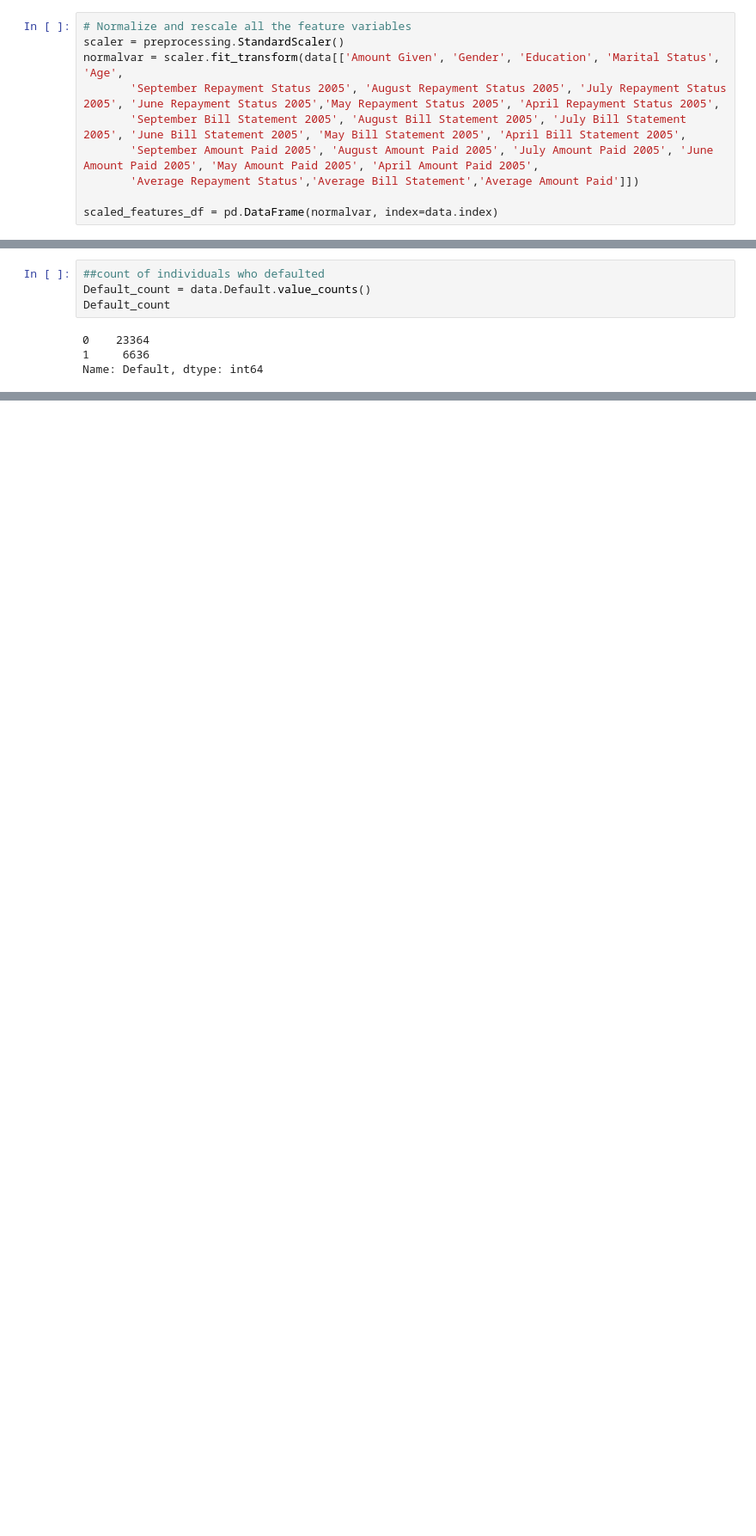
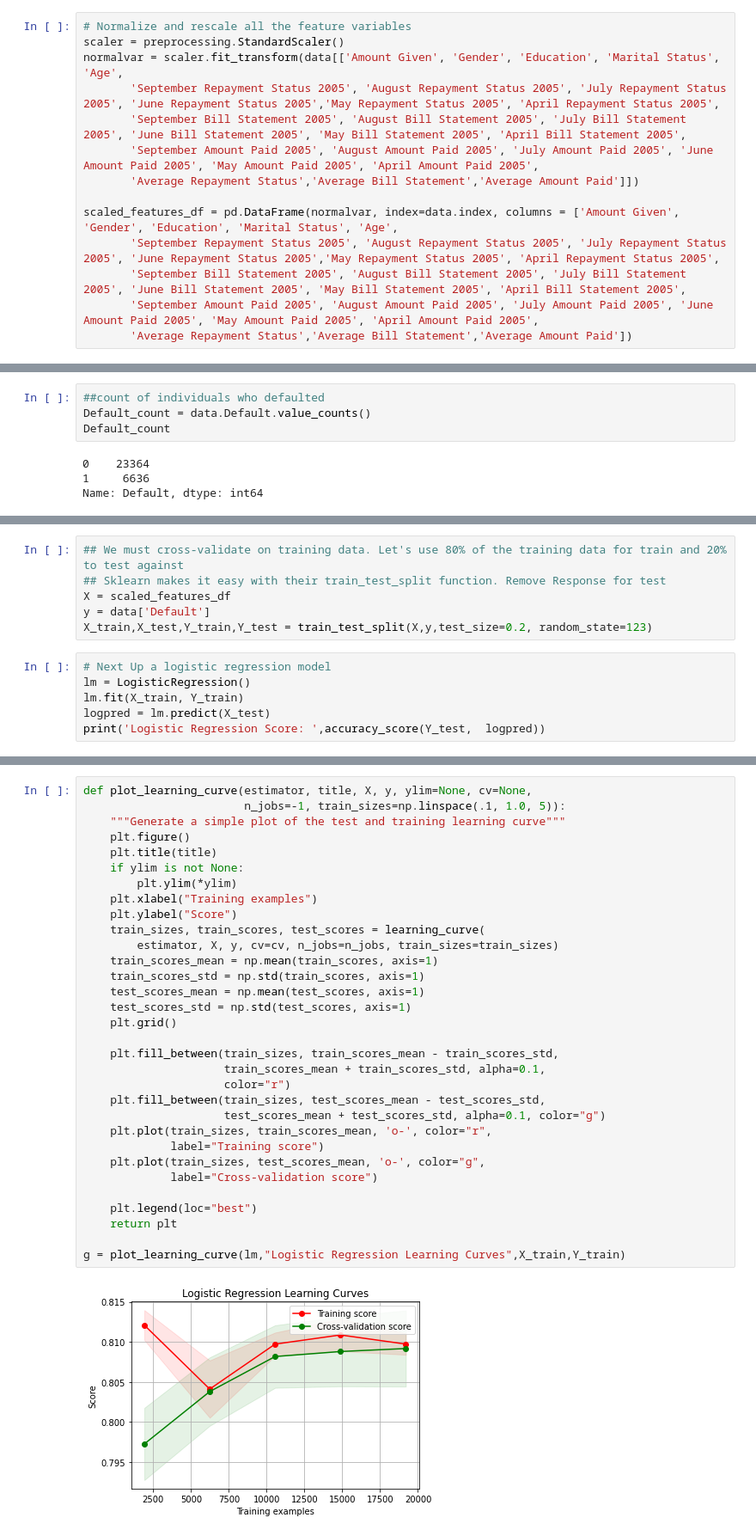
Before and after one commit to pyrds/FranklinU, a Jupyter notebook: DATA611FinalProject.ipynb, the cells around one changed output, grey strips where cells are left out. Shown: that part at 86% size. Cells and saved outputs as stored; diff of their text form; blank space fills up the shorter version.

```diff
--- a/DATA611FinalProject.ipynb
+++ b/DATA611FinalProject.ipynb
@@ -126,7 +111,11 @@ normalvar = scaler.fit_transform(data[['Amount Given', 'Gender', 'Education', 'M
        'September Amount Paid 2005', 'August Amount Paid 2005', 'July Amount Paid 2005', 'June Amount Paid 2005', 'May Amount Paid 2005', 'April Amount Paid 2005',
        'Average Repayment Status','Average Bill Statement','Average Amount Paid']])
 
-scaled_features_df = pd.DataFrame(normalvar, index=data.index)
+scaled_features_df = pd.DataFrame(normalvar, index=data.index, columns = ['Amount Given', 'Gender', 'Education', 'Marital Status', 'Age',
+       'September Repayment Status 2005', 'August Repayment Status 2005', 'July Repayment Status 2005', 'June Repayment Status 2005','May Repayment Status 2005', 'April Repayment Status 2005',
+       'September Bill Statement 2005', 'August Bill Statement 2005', 'July Bill Statement 2005', 'June Bill Statement 2005', 'May Bill Statement 2005', 'April Bill Statement 2005',
+       'September Amount Paid 2005', 'August Amount Paid 2005', 'July Amount Paid 2005', 'June Amount Paid 2005', 'May Amount Paid 2005', 'April Amount Paid 2005',
+       'Average Repayment Status','Average Bill Statement','Average Amount Paid'])
 # %%
 ##set up features and Target
 Features_Data = data[['Amount Given', 'Gender', 'Education', 'Marital Status', 'Age',
@@ -173,0 +154,12 @@ sns.histplot(data['Default'])
+# %%
+## We must cross-validate on training data. Let's use 80% of the training data for train and 20% to test against
+## Sklearn makes it easy with their train_test_split function. Remove Response for test
+X = scaled_features_df
+y = data['Default']
+X_train,X_test,Y_train,Y_test = train_test_split(X,y,test_size=0.2, random_state=123)
+# %%
+# Next Up a logistic regression model
+lm = LogisticRegression()
+lm.fit(X_train, Y_train)
+logpred = lm.predict(X_test)
+print('Logistic Regression Score: ',accuracy_score(Y_test,  logpred))
@@ -174,3 +168,37 @@ sns.histplot(data['Default'])
+# %%
+def plot_learning_curve(estimator, title, X, y, ylim=None, cv=None,
+                        n_jobs=-1, train_sizes=np.linspace(.1, 1.0, 5)):
+    """Generate a simple plot of the test and training learning curve"""
+    plt.figure()
+    plt.title(title)
+    if ylim is not None:
+        plt.ylim(*ylim)
+    plt.xlabel("Training examples")
+    plt.ylabel("Score")
+    train_sizes, train_scores, test_scores = learning_curve(
+        estimator, X, y, cv=cv, n_jobs=n_jobs, train_sizes=train_sizes)
+    train_scores_mean = np.mean(train_scores, axis=1)
+    train_scores_std = np.std(train_scores, axis=1)
+    test_scores_mean = np.mean(test_scores, axis=1)
+    test_scores_std = np.std(test_scores, axis=1)
+    plt.grid()
+
+    plt.fill_between(train_sizes, train_scores_mean - train_scores_std,
+                     train_scores_mean + train_scores_std, alpha=0.1,
+                     color="r")
+    plt.fill_between(train_sizes, test_scores_mean - test_scores_std,
+                     test_scores_mean + test_scores_std, alpha=0.1, color="g")
+    plt.plot(train_sizes, train_scores_mean, 'o-', color="r",
+             label="Training score")
+    plt.plot(train_sizes, test_scores_mean, 'o-', color="g",
+             label="Cross-validation score")
+
+    plt.legend(loc="best")
+    return plt
+
+g = plot_learning_curve(lm,"Logistic Regression Learning Curves",X_train,Y_train)
+# %% [output]
+[figure, added]
 # %% [markdown]
 1. **Problem Description **<br>
 
```
Also changed, not shown: parts of 9 cells of this notebook.
